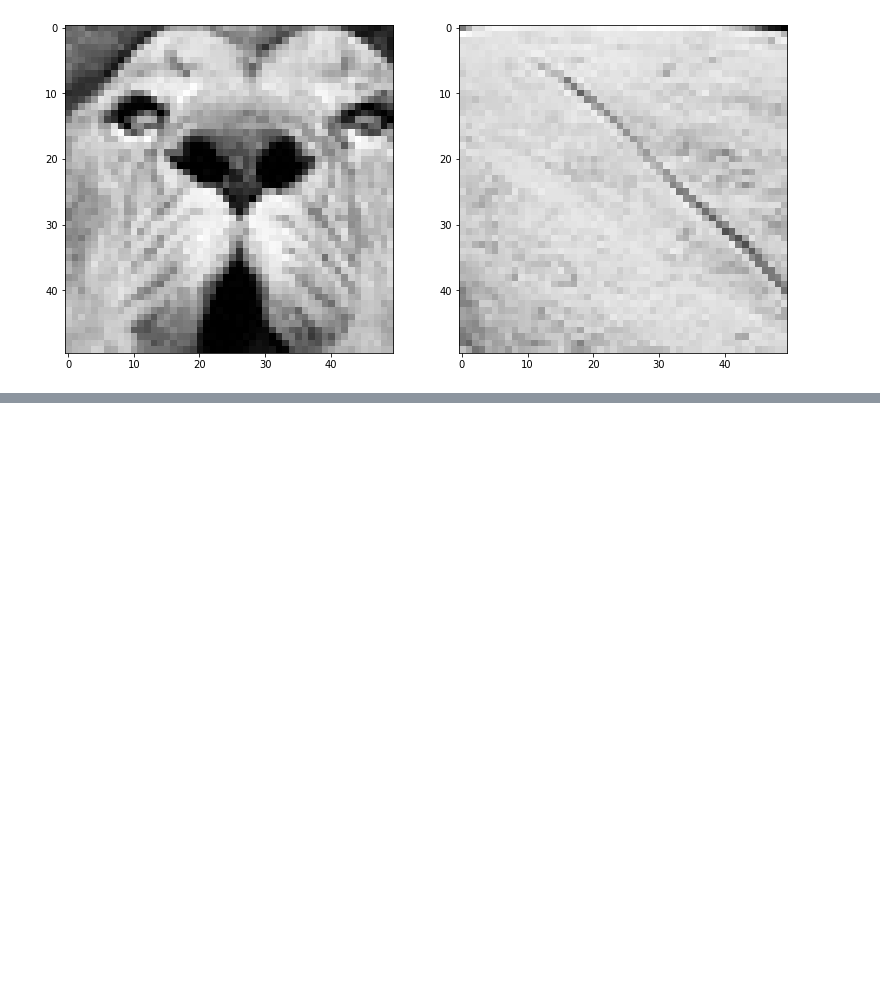
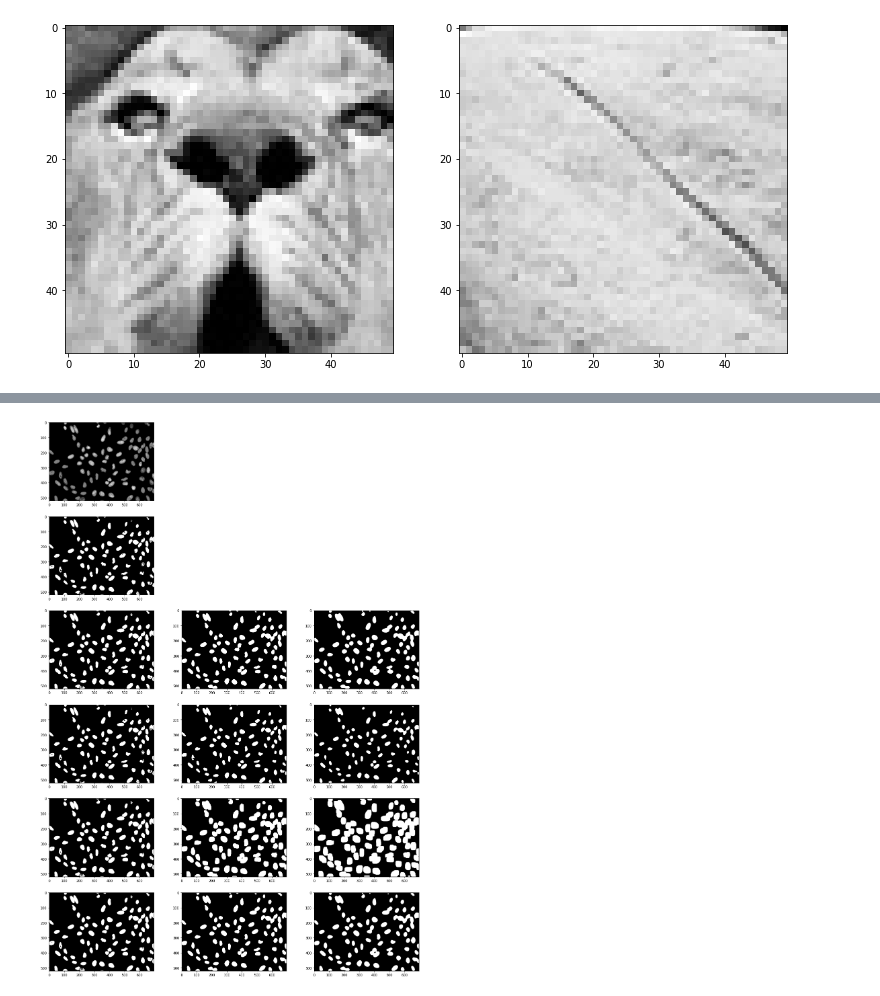
Before and after one commit to felipe-samuel/ComputerVisionProjects, a Jupyter notebook: Aula04-Filtragem.ipynb, the cells around one changed output, grey strips where cells are left out. Saved outputs shown, nothing was run; the diff lists cells and outputs as text; code cells hidden in the pictures; blank space fills up the shorter version.

```diff
--- a/Aula04-Filtragem.ipynb
+++ b/Aula04-Filtragem.ipynb
@@ -326,7 +105,0 @@ for img_path in os.listdir('BBBC022_v1_images_20585w1')[:1]:
-# %%
-fig = plt.figure(figsize=(20, 10))
-i=1
-for g in y_grad:
-    fig.add_subplot(2, 3, i)
-    plt.imshow(rescale(g,0,255).astype('uint8'), cmap='gray')
-    i+=1
@@ -335,6 +105,0 @@ for g in y_grad:
-# %%
-import math
-fig = plt.figure(figsize=(20, 10))
-for i in range(len(y_grad)):
-    fig.add_subplot(2, 3, i+1)
-    plt.imshow( rescale( (x_grad[i] + y_grad[i]) ,0,255).astype('uint8'), cmap='gray')
@@ -342,0 +215,5 @@ for i in range(len(y_grad)):
+# %%
+image_list = list(os.listdir('BBBC022_v1_images_20585w1'))
+np.random.seed(100)
+np.random.shuffle(image_list)
+image_list = image_list[0:100]
@@ -342,0 +354,28 @@ for i in range(len(y_grad)):
+# %%
+def plot_figs(j):
+    fig = plt.figure(figsize=(20, 30))
+
+    i=1
+    img = cv.imread( 'data/aula04/Original/'+str(j)+'_nimg.png' ,0)
+    fig.add_subplot(6, 3, i)
+    plt.imshow(img, cmap='gray')
+    i+=3
+
+    img_path = 'data/aula04/OTSUoriginal/'+str(j)+'_thresh.png'
+    img = cv.imread( img_path ,0)
+    fig.add_subplot(6, 3, i)
+    plt.imshow(img, cmap='gray')
+    i+=3
+
+    for filters in [ 'mean', 'median', 'max', 'gaussian' ]:
+        for kernel_size in [[3,3],[9,9],[15,15]]:
+
+            img_path = 'data/aula04/suavização/'+str(j)+'_tresh_'+filters+'_'+str(kernel_size)+'.png'
+            img = cv.imread( img_path ,0)
+            fig.add_subplot(6, 3, i)
+            plt.imshow(img, cmap='gray')
+            i+=1
+# %%
+plot_figs(3)
+# %% [output]
+[figure, added]
```
Also changed, not shown: parts of 59 cells of this notebook.
